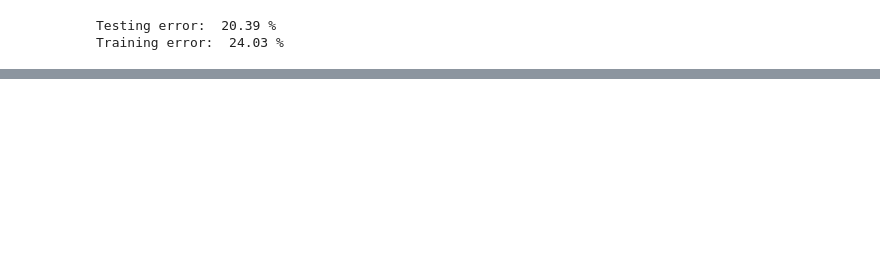
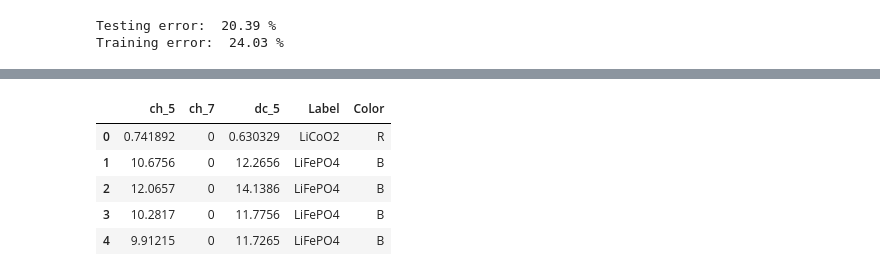
Before and after one commit to nicolet5/DiffCapAnalyzer, a Jupyter notebook: examples/ML.ipynb, the cells around one changed output, grey strips where cells are left out. Saved outputs shown, nothing was run; the diff lists cells and outputs as text; code cells hidden in the pictures; blank space fills up the shorter version.

```diff
--- a/examples/ML.ipynb
+++ b/examples/ML.ipynb
@@ -244,21 +216,21 @@ import pylab as pl
 # %%
 plt.rcParams.update({'font.size':12})
 
 colors = ['red', 'blue']
 datatot = datatot.reset_index(drop = True)
 for i in range(len(datatot)):
     if datatot.loc[i, ('Label')] == 'LiCoO2':
-        datatot.loc[i, ('Color')] = 'r'
+        datatot.loc[i, ('Color')] = 'R'
     elif datatot.loc[i, ('Label')] == 'LiFePO4':
-        datatot.loc[i, ('Color')] = 'b'
+        datatot.loc[i, ('Color')] = 'B'
     else:
-        datatot.loc[i, ('Color')] = 'g'
+        test_x.loc[i, ('Color')] = 'G'
 #plt.scatter([datatot['ch_7'], datatot['dc_5'], datatot['ch_5'], c = datatot['Color'])
 datatot.head()
-
-fig = plt.figure(figsize=(15,9))
-ax = fig.add_subplot(111)#, projection='3d')
-ax.scatter(datatot['ch_5'], datatot['ch_7'], c = datatot['Color'])
-#ax.set_xlabel('Second Peak in Charge Cycle ($Ah/V$)') #ch7
-ax.set_xlabel('First Peak in Charge Cycle ($Ah/V$)')
-ax.set_ylabel('Second Peak in Charge Cycle ($Ah/V$)')
+# %% [output]
+|  | ch_5 | ch_7 | dc_5 | Label | Color |
+| 0 | 0.741892 | 0 | 0.630329 | LiCoO2 | R |
+| 1 | 10.6756 | 0 | 12.2656 | LiFePO4 | B |
+| 2 | 12.0657 | 0 | 14.1386 | LiFePO4 | B |
+| 3 | 10.2817 | 0 | 11.7756 | LiFePO4 | B |
+| 4 | 9.91215 | 0 | 11.7265 | LiFePO4 | B |
```
Also changed, not shown: parts of 30 cells of this notebook.
